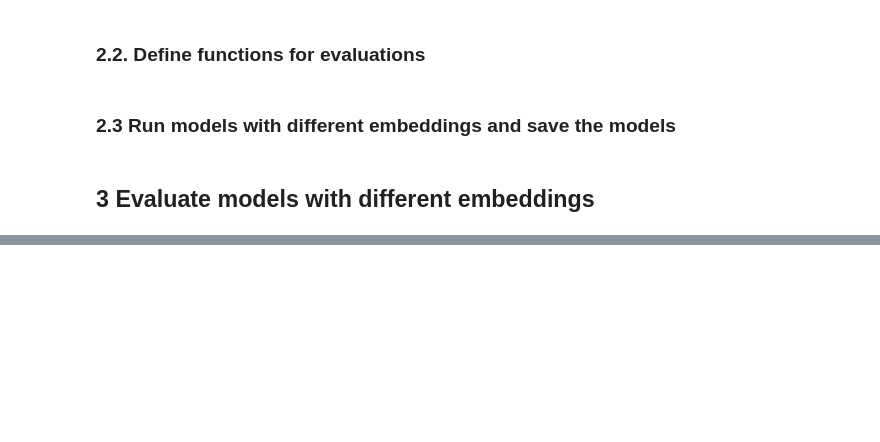
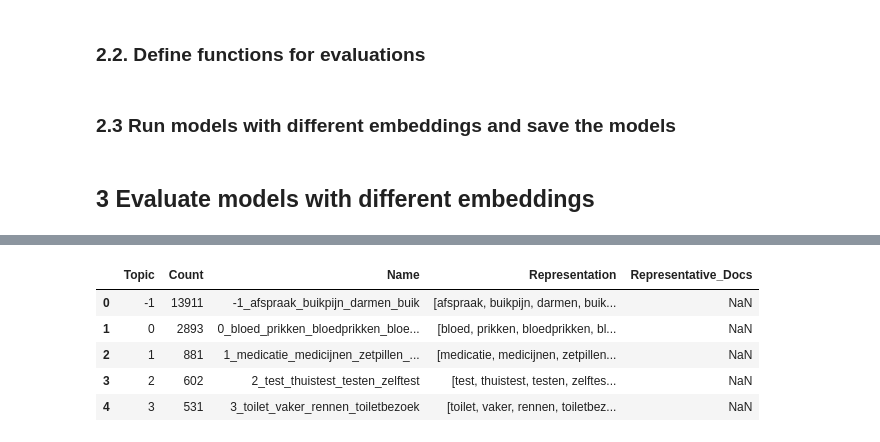
Before and after one commit to MaastrichtU-CDS/MyIBDcoachNLP, a Jupyter notebook: notebooks/new_analysis_for_manuscript/sentencetransformer_new.ipynb, the cells around one changed output, grey strips where cells are left out. Cells and saved outputs as stored; diff of their text form; code cells hidden in the pictures; blank space fills up the shorter version.

```diff
--- a/notebooks/new_analysis_for_manuscript/sentencetransformer_new.ipynb
+++ b/notebooks/new_analysis_for_manuscript/sentencetransformer_new.ipynb
@@ -392,0 +462,12 @@ Results saved successfully!
+# %%
+model_path = f"/workspace/persistent/mijnidbcoachnlp/saved_models/st_models_for_comparison/st_mini_3"
+topic_model = BERTopic.load(model_path, embedding_model=embedding_model_stmini)
+topic_info = topic_model.get_topic_info()
+topic_info.head(5)
+# %% [output]
+|  | Topic | Count | Name | Representation | Representative_Docs |
+| 0 | -1 | 13911 | -1_afspraak_buikpijn_darmen_buik | [afspraak, buikpijn, darmen, buik... | NaN |
+| 1 | 0 | 2893 | 0_bloed_prikken_bloedprikken_bloe... | [bloed, prikken, bloedprikken, bl... | NaN |
+| 2 | 1 | 881 | 1_medicatie_medicijnen_zetpillen_... | [medicatie, medicijnen, zetpillen... | NaN |
+| 3 | 2 | 602 | 2_test_thuistest_testen_zelftest | [test, thuistest, testen, zelftes... | NaN |
+| 4 | 3 | 531 | 3_toilet_vaker_rennen_toiletbezoek | [toilet, vaker, rennen, toiletbez... | NaN |
```
Also changed, not shown: parts of 33 cells of this notebook, 9 other files.
